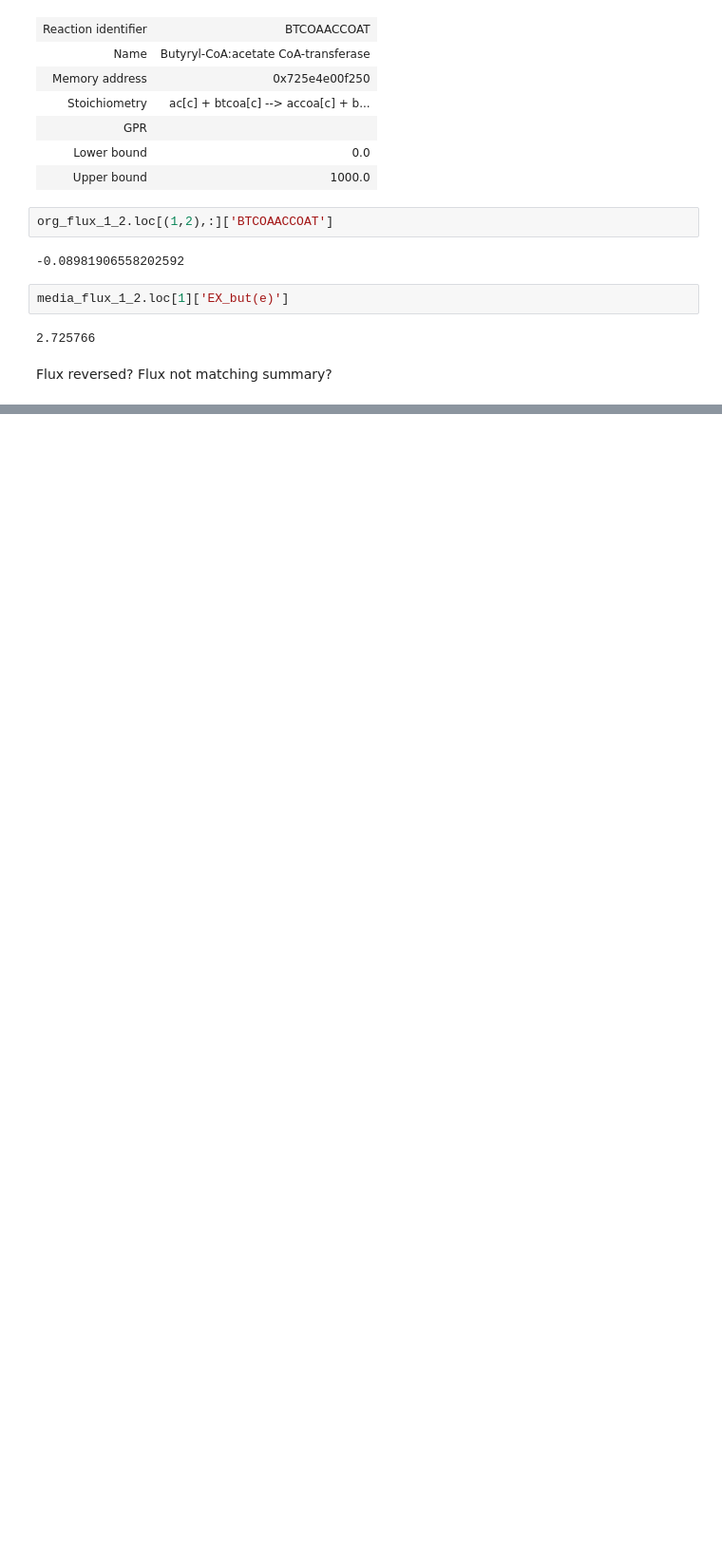
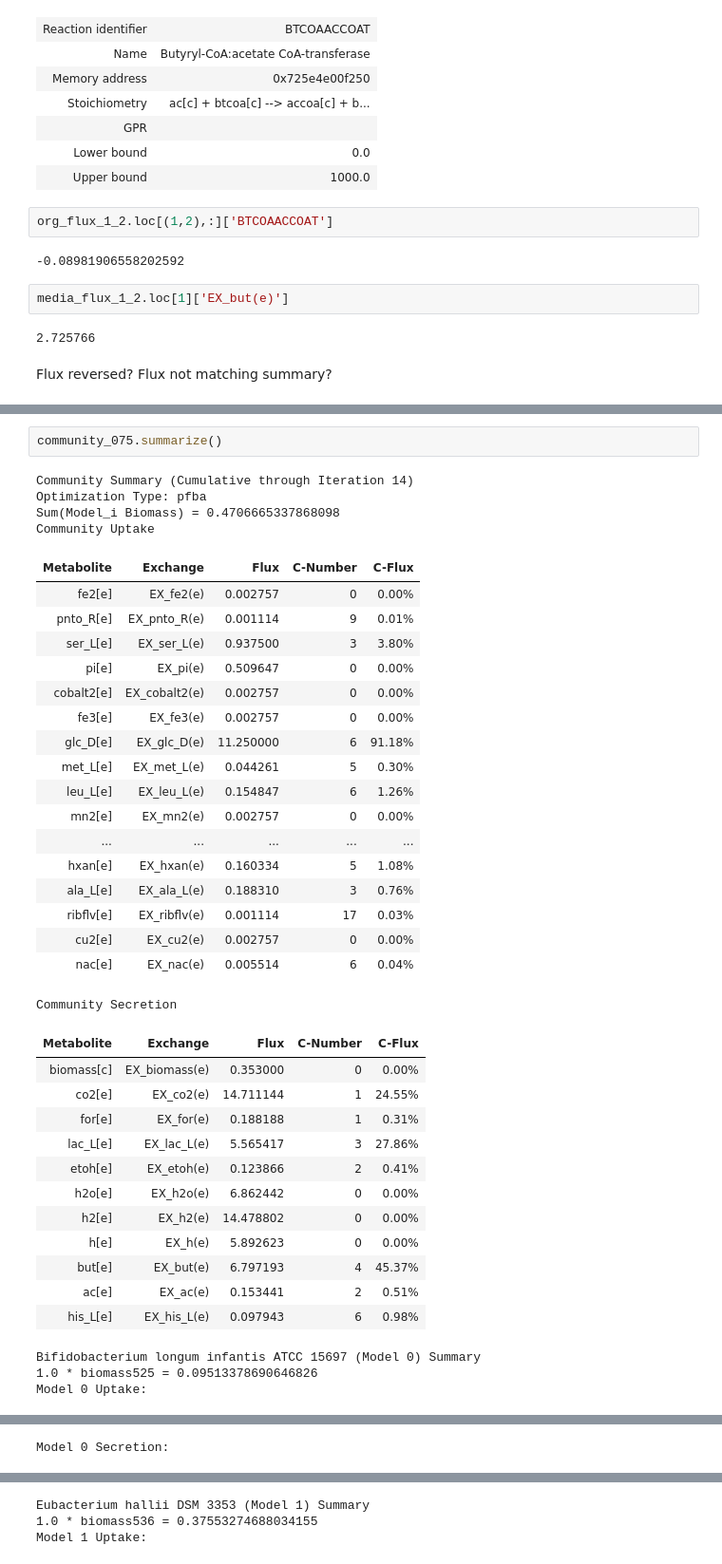
Before and after one commit to RSiegel03/giFBA, a Jupyter notebook: Examples/test_code 1.ipynb, the cells around one changed output, grey strips where cells are left out. Shown at 95% size. Drawn from its saved outputs; the diff is of its cells as text; blank space fills up the shorter version.

```diff
--- a/Examples/test_code 1.ipynb
+++ b/Examples/test_code 1.ipynb
@@ -253,0 +392,40 @@ Flux reversed? Flux not matching summary?
+# %%
+community_075.summarize()
+# %% [output]
+Community Summary (Cumulative through Iteration 14)
+Optimization Type: pfba
+Sum(Model_i Biomass) = 0.4706665337868098
+Community Uptake
+| Metabolite | Exchange | Flux | C-Number | C-Flux |
+| fe2[e] | EX_fe2(e) | 0.002757 | 0 | 0.00% |
+| pnto_R[e] | EX_pnto_R(e) | 0.001114 | 9 | 0.01% |
+| ser_L[e] | EX_ser_L(e) | 0.937500 | 3 | 3.80% |
+| pi[e] | EX_pi(e) | 0.509647 | 0 | 0.00% |
+| cobalt2[e] | EX_cobalt2(e) | 0.002757 | 0 | 0.00% |
+| fe3[e] | EX_fe3(e) | 0.002757 | 0 | 0.00% |
+| glc_D[e] | EX_glc_D(e) | 11.250000 | 6 | 91.18% |
+| met_L[e] | EX_met_L(e) | 0.044261 | 5 | 0.30% |
+| leu_L[e] | EX_leu_L(e) | 0.154847 | 6 | 1.26% |
+| mn2[e] | EX_mn2(e) | 0.002757 | 0 | 0.00% |
+| ... | ... | ... | ... | ... |
+| hxan[e] | EX_hxan(e) | 0.160334 | 5 | 1.08% |
+| ala_L[e] | EX_ala_L(e) | 0.188310 | 3 | 0.76% |
+| ribflv[e] | EX_ribflv(e) | 0.001114 | 17 | 0.03% |
+| cu2[e] | EX_cu2(e) | 0.002757 | 0 | 0.00% |
+| nac[e] | EX_nac(e) | 0.005514 | 6 | 0.04% |
+Community Secretion
+| Metabolite | Exchange | Flux | C-Number | C-Flux |
+| biomass[c] | EX_biomass(e) | 0.353000 | 0 | 0.00% |
+| co2[e] | EX_co2(e) | 14.711144 | 1 | 24.55% |
+| for[e] | EX_for(e) | 0.188188 | 1 | 0.31% |
+| lac_L[e] | EX_lac_L(e) | 5.565417 | 3 | 27.86% |
+| etoh[e] | EX_etoh(e) | 0.123866 | 2 | 0.41% |
+| h2o[e] | EX_h2o(e) | 6.862442 | 0 | 0.00% |
+| h2[e] | EX_h2(e) | 14.478802 | 0 | 0.00% |
+| h[e] | EX_h(e) | 5.892623 | 0 | 0.00% |
+| but[e] | EX_but(e) | 6.797193 | 4 | 45.37% |
+| ac[e] | EX_ac(e) | 0.153441 | 2 | 0.51% |
+| his_L[e] | EX_his_L(e) | 0.097943 | 6 | 0.98% |
+Bifidobacterium longum infantis ATCC 15697 (Model 0) Summary
+1.0 * biomass525 = 0.09513378690646826
+Model 0 Uptake:
@@ -253,0 +449 @@ Flux reversed? Flux not matching summary?
+Model 0 Secretion:
@@ -253,0 +457,3 @@ Flux reversed? Flux not matching summary?
+Eubacterium hallii DSM 3353 (Model 1) Summary
+1.0 * biomass536 = 0.37553274688034155
+Model 1 Uptake:
```
Also changed, not shown: parts of 9 cells of this notebook, 1 other file.
